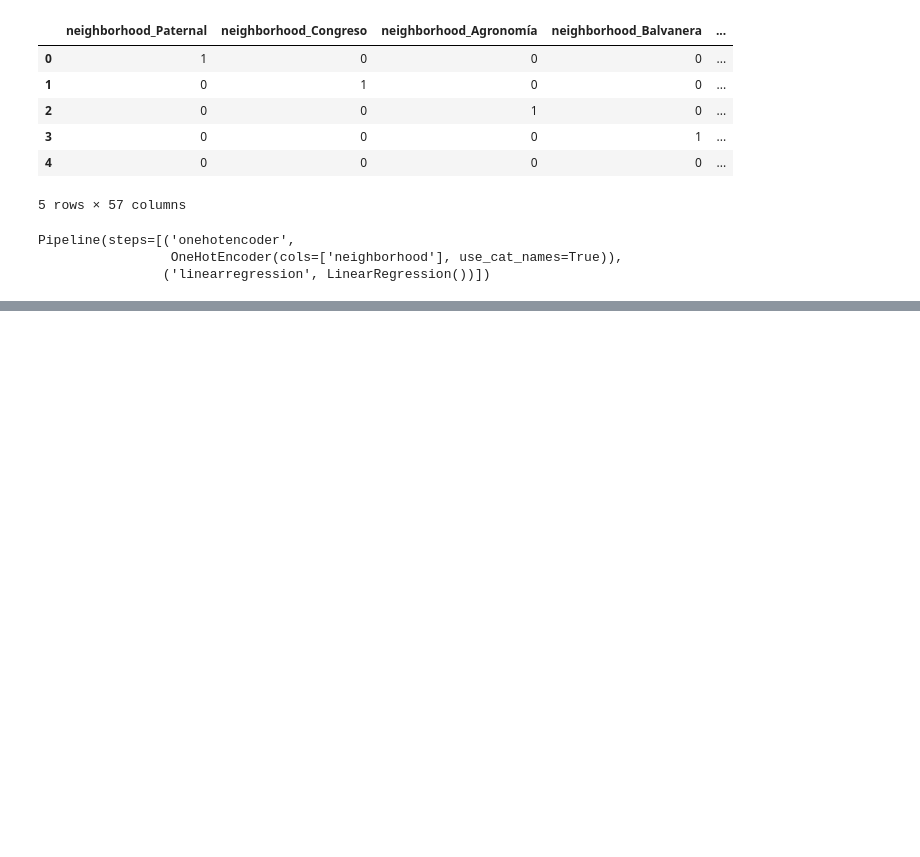
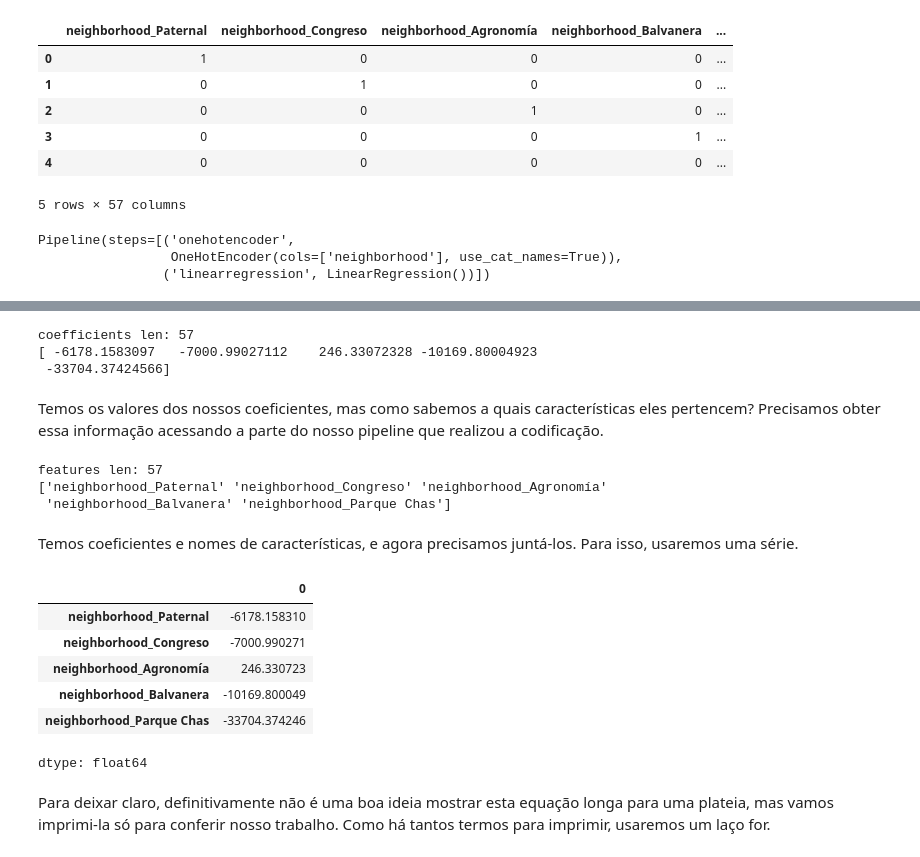
Before and after one commit to filipebvs/projetos_analise_de_dados, a Jupyter notebook: previsao_preco_de_casas/projeto_3_previsao_de_precos_com_vizinhanca.ipynb, the cells around one changed output, grey strips where cells are left out. Cells and saved outputs as stored; diff of their text form; code cells hidden in the pictures; blank space fills up the shorter version.

```diff
--- a/previsao_preco_de_casas/projeto_3_previsao_de_precos_com_vizinhanca.ipynb
+++ b/previsao_preco_de_casas/projeto_3_previsao_de_precos_com_vizinhanca.ipynb
@@ -145,0 +162,34 @@ Pipeline(steps=[('onehotencoder',
+# %%
+intercept = model.named_steps["linearregression"].intercept_
+coefficients = model.named_steps["linearregression"].coef_
+print("coefficients len:", len(coefficients))
+print(coefficients[:5])  # First five coefficients
+# %% [output]
+coefficients len: 57
+[ -6178.1583097   -7000.99027112    246.33072328 -10169.80004923
+ -33704.37424566]
+# %% [markdown]
+Temos os valores dos nossos coeficientes, mas como sabemos a quais características eles pertencem? Precisamos obter essa informação acessando a parte do nosso pipeline que realizou a codificação.
+# %%
+feature_names = model.named_steps["onehotencoder"].get_feature_names()
+print("features len:", len(feature_names))
+print(feature_names[:5])  # First five feature names
+# %% [output]
+features len: 57
+['neighborhood_Paternal' 'neighborhood_Congreso' 'neighborhood_Agronomía'
+ 'neighborhood_Balvanera' 'neighborhood_Parque Chas']
+# %% [markdown]
+Temos coeficientes e nomes de características, e agora precisamos juntá-los. Para isso, usaremos uma série.
+# %%
+feat_imp = pd.Series(coefficients, index=feature_names)
+feat_imp.head()
+# %% [output]
+|  | 0 |
+| neighborhood_Paternal | -6178.158310 |
+| neighborhood_Congreso | -7000.990271 |
+| neighborhood_Agronomía | 246.330723 |
+| neighborhood_Balvanera | -10169.800049 |
+| neighborhood_Parque Chas | -33704.374246 |
+dtype: float64
+# %% [markdown]
+Para deixar claro, definitivamente não é uma boa ideia mostrar esta equação longa para uma plateia, mas vamos imprimi-la só para conferir nosso trabalho. Como há tantos termos para imprimir, usaremos um laço for.
```
Also changed, not shown: parts of 7 cells of this notebook.
